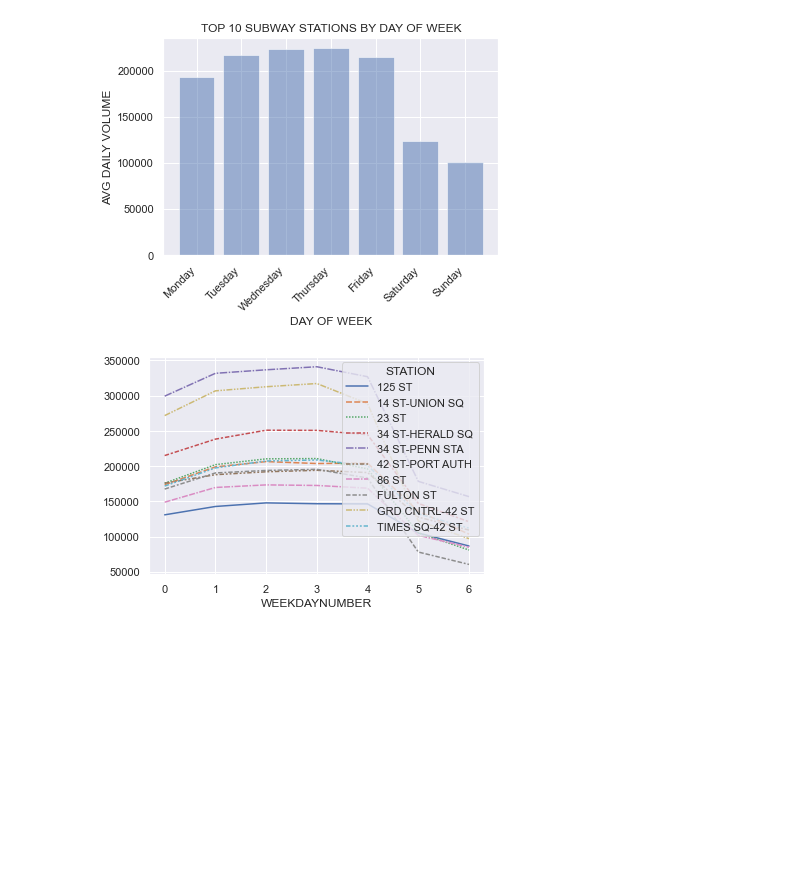
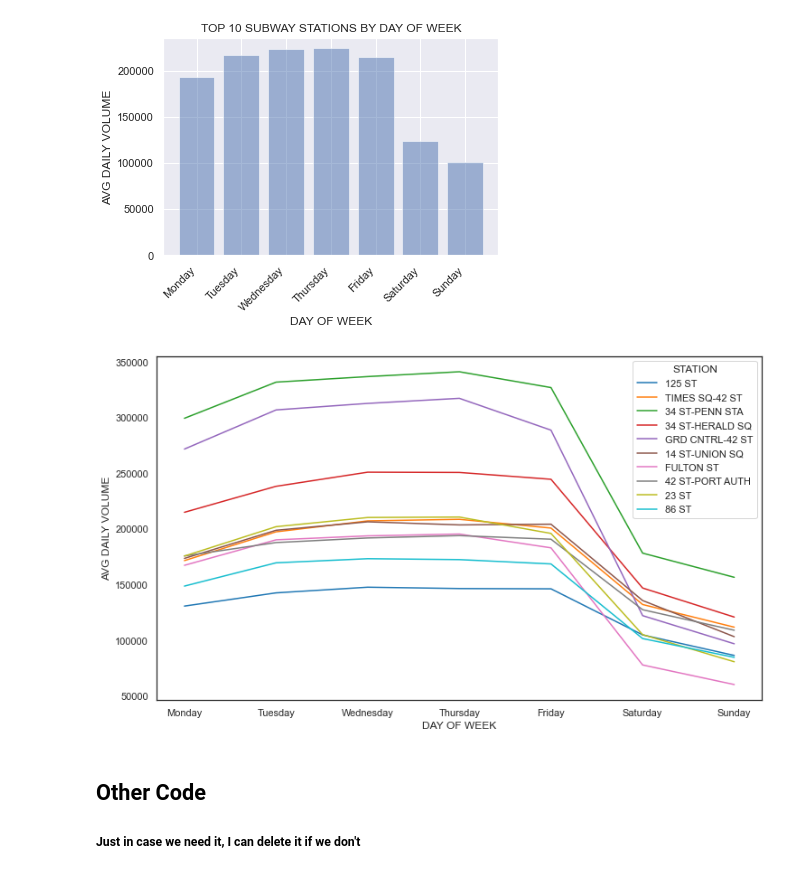
Before and after one commit to mvossbrinck/Metis_Project_1, a Jupyter notebook: EDA.ipynb, the cells around one changed output. Saved outputs shown, nothing was run; the diff lists cells and outputs as text; code cells hidden in the pictures; blank space fills up the shorter version.

```diff
--- a/EDA.ipynb
+++ b/EDA.ipynb
@@ -220,19 +230,24 @@ plt.show()
 # %%
 # Top 10 stations grouped by weekday and graphed
 
 top10_stations_weekday_avg = \
     (top10_stations_daily.groupby(['STATION', 'DAYOFWEEK', 'WEEKDAYNUMBER'])['TOTAL_FOOT_TRAFFIC'].mean()
                    .reset_index()
                    .sort_values(by ='WEEKDAYNUMBER')
                    )
 
-# Pivot to make it work in graph
-top10_wide = top10_stations_weekday_avg.pivot('WEEKDAYNUMBER', 'STATION', 'TOTAL_FOOT_TRAFFIC')
-top10_wide.head()
 
-sns.lineplot(data=top10_wide);
+sns.set_palette('tab10',10)
+sns.set_style("white")
+plt.figure(figsize=(12, 7))
+plt.xlabel('DAY OF WEEK')
+plt.ylabel('AVG DAILY VOLUME')
+sns.lineplot(x="DAYOFWEEK", y="TOTAL_FOOT_TRAFFIC", hue="STATION", data = top10_stations_weekday_avg);
 # %% [output]
-[figure, old version]
+[figure, new version]
+# %% [markdown]
+## Other Code
+##### Just in case we need it, I can delete it if we don't
 # %%
 # Wonjae's code by four hour period
 four_hr = (all_data_clean.groupby(['DATETIME','TURNSTILE'])['TOTAL_FOOT_TRAFFIC'].sum()
```
Also changed, not shown: parts of 9 cells of this notebook.
